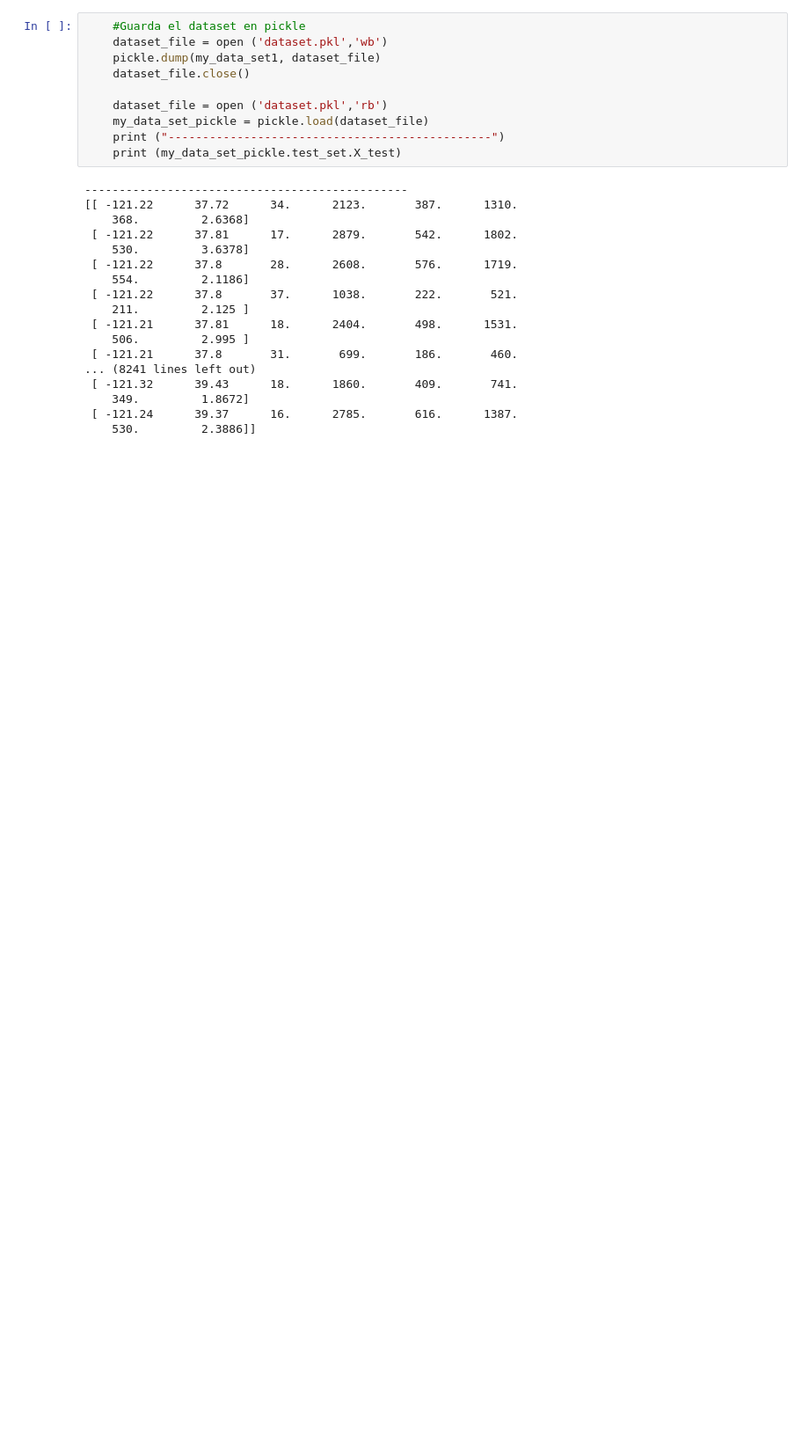
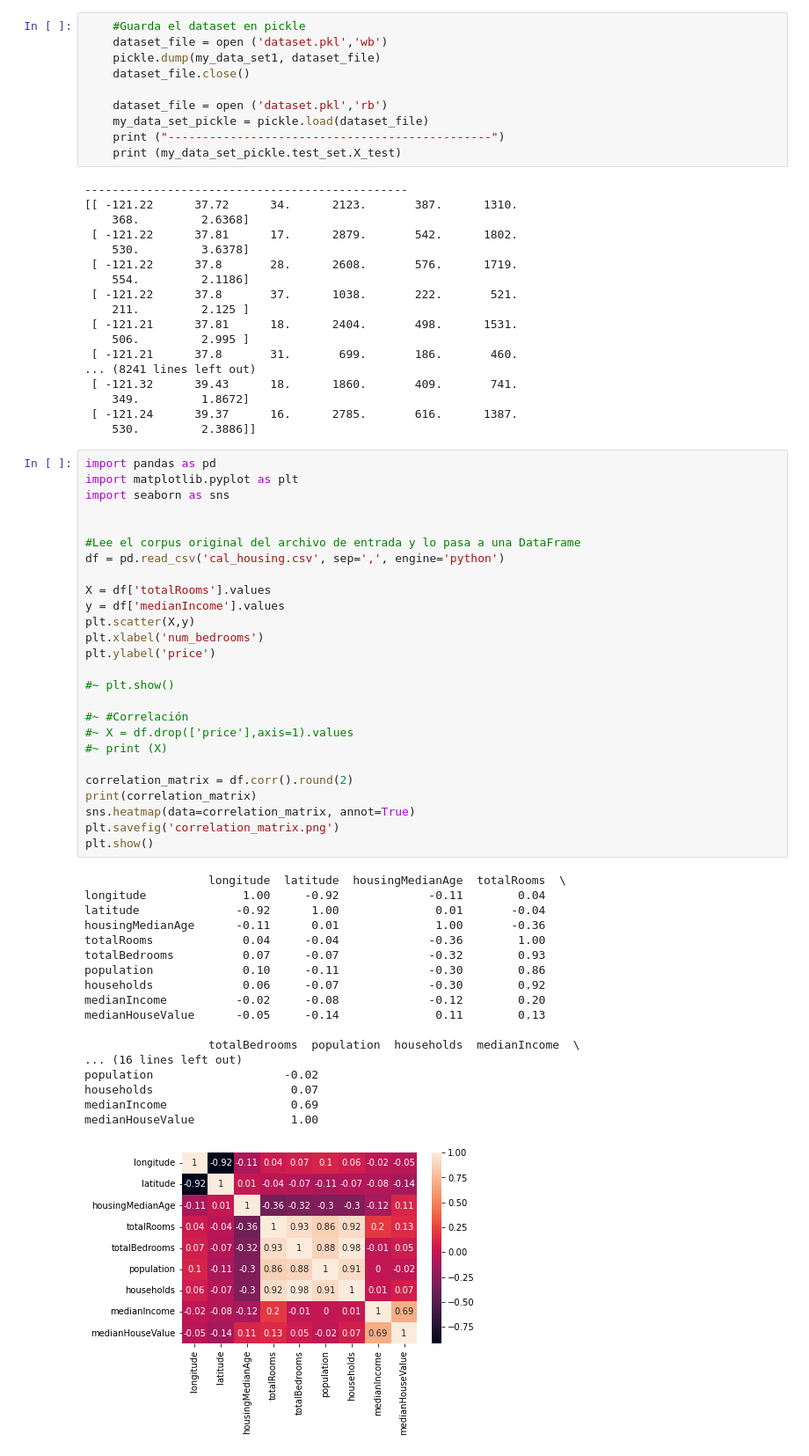
Before and after one commit to Vapss/Regresiones-Lineales-con-Scikit-Learn, a Jupyter notebook: Parte1.ipynb, the cells around one changed output. Shown: that part at 88% size. Saved outputs shown, nothing was run; the diff lists cells and outputs as text; blank space fills up the shorter version.

```diff
--- a/Parte1.ipynb
+++ b/Parte1.ipynb
@@ -132,3 +132,48 @@ if __name__=='__main__':
     349.         1.8672]
  [ -121.24      39.37      16.      2785.       616.      1387.
     530.         2.3886]]
+# %%
+import pandas as pd
+import matplotlib.pyplot as plt
+import seaborn as sns
+
+
+#Lee el corpus original del archivo de entrada y lo pasa a una DataFrame
+df = pd.read_csv('cal_housing.csv', sep=',', engine='python')
+
+X = df['totalRooms'].values
+y = df['medianIncome'].values
+plt.scatter(X,y)
+plt.xlabel('num_bedrooms')
+plt.ylabel('price')
+
+#~ plt.show()
+
+#~ #Correlación
+#~ X = df.drop(['price'],axis=1).values
+#~ print (X)
+
+correlation_matrix = df.corr().round(2)
+print(correlation_matrix)
+sns.heatmap(data=correlation_matrix, annot=True)
+plt.savefig('correlation_matrix.png')
+plt.show()
+# %% [output]
+                  longitude  latitude  housingMedianAge  totalRooms  \
+longitude              1.00     -0.92             -0.11        0.04
+latitude              -0.92      1.00              0.01       -0.04
+housingMedianAge      -0.11      0.01              1.00       -0.36
+totalRooms             0.04     -0.04             -0.36        1.00
+totalBedrooms          0.07     -0.07             -0.32        0.93
+population             0.10     -0.11             -0.30        0.86
+households             0.06     -0.07             -0.30        0.92
+medianIncome          -0.02     -0.08             -0.12        0.20
+medianHouseValue      -0.05     -0.14              0.11        0.13
+
+                  totalBedrooms  population  households  medianIncome  \
+... (16 lines left out)
+population                   -0.02
+households                    0.07
+medianIncome                  0.69
+medianHouseValue              1.00
+[figure, added]
```
Also changed, not shown: 3 other files.
